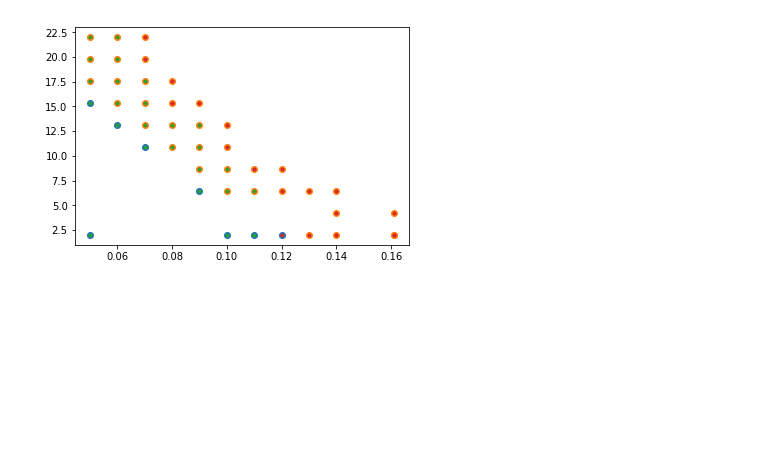
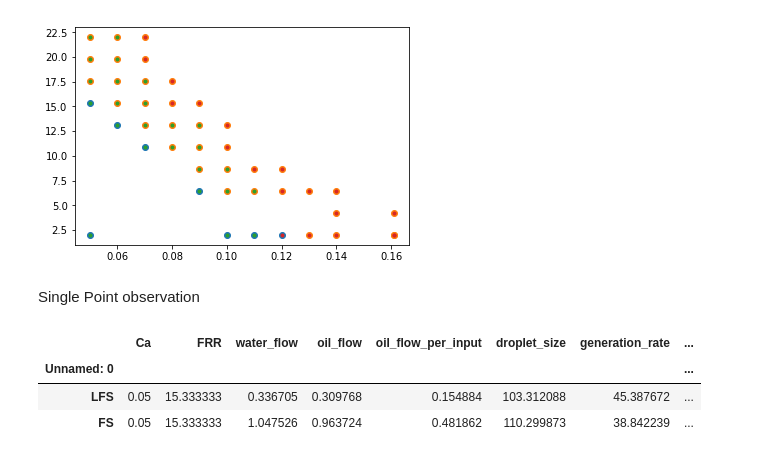
Before and after one commit to CIDARLAB/DAFD, a Jupyter notebook: flow_stability_experimental_analysis.ipynb, the cells around one changed output. Saved outputs shown, nothing was run; the diff lists cells and outputs as text; code cells hidden in the pictures; blank space fills up the shorter version.

```diff
--- a/flow_stability_experimental_analysis.ipynb
+++ b/flow_stability_experimental_analysis.ipynb
@@ -107,3 +115,5 @@ plt.plot(lfs.loc[lfs.exp_regime==2,"Ca"],lfs.loc[lfs.exp_regime==2,"FRR"], ".")
 oil_flow(Ca_num * 0.005 * channel_height * oil_inlet * 1e-12) / \
                     (0.0572 * ((water_inlet_width * 1e-6)) * (
                             (1 / (Or * 1e-6)) - (1 / (2 * oil_inlet * 1e-6))))
+# %% [markdown]
+Single Point observation
@@ -109,0 +129,7 @@ oil_flow(Ca_num * 0.005 * channel_height * oil_inlet * 1e-12) / \
+# %%
+comp
+# %% [output]
+|  | Ca | FRR | water_flow | oil_flow | oil_flow_per_input | droplet_size | generation_rate | ... |
+| Unnamed: 0 |  |  |  |  |  |  |  | ... |
+| LFS | 0.05 | 15.333333 | 0.336705 | 0.309768 | 0.154884 | 103.312088 | 45.387672 | ... |
+| FS | 0.05 | 15.333333 | 1.047526 | 0.963724 | 0.481862 | 110.299873 | 38.842239 | ... |
```
Also changed, not shown: parts of 8 cells of this notebook, 15 other files.
